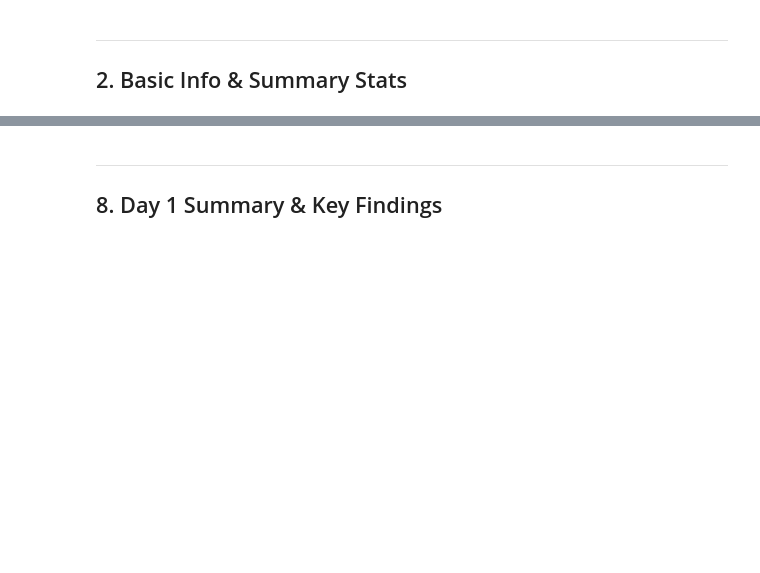
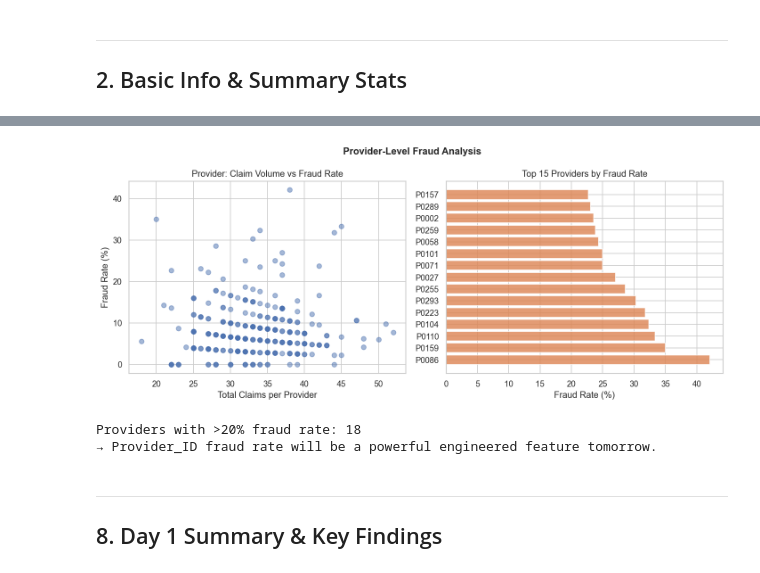
Before and after one commit to Ferdinard35/CODES, a Jupyter notebook: mlp/notebooks/01_EDA.ipynb, the cells around one changed output, grey strips where cells are left out. Drawn from its saved outputs; the diff is of its cells as text; code cells hidden in the pictures; blank space fills up the shorter version.

```diff
--- a/mlp/notebooks/01_EDA.ipynb
+++ b/mlp/notebooks/01_EDA.ipynb
@@ -154,33 +238,40 @@ plt.show()
 # %%
 provider_stats = df.groupby('Provider_ID').agg(
     total_claims=('Claim_ID', 'count'),
     fraud_rate=('Is_Fraud', 'mean'),
     avg_claim=('Claim_Amount', 'mean')
 ).reset_index()
 provider_stats['fraud_rate_pct'] = provider_stats['fraud_rate'] * 100
 
 fig, axes = plt.subplots(1, 2, figsize=(12, 5))
 
 # Scatter: claims volume vs fraud rate
-axes[0].scatter(provider_stats['total_claims'], provider_stats['fraud_rate_pct'],
-               alpha=0.5, color='#4C72B0', s=40)
+axes[0].scatter(
+    provider_stats['total_claims'],
+    provider_stats['fraud_rate_pct'],
+    alpha=0.5, color='#4C72B0', s=40
+)
 axes[0].set_xlabel('Total Claims per Provider')
 axes[0].set_ylabel('Fraud Rate (%)')
 axes[0].set_title('Provider: Claim Volume vs Fraud Rate')
 
 # Top 15 highest-fraud providers
 top_fraud = provider_stats.nlargest(15, 'fraud_rate_pct')
 axes[1].barh(top_fraud['Provider_ID'], top_fraud['fraud_rate_pct'], color='#DD8452', alpha=0.8)
 axes[1].set_xlabel('Fraud Rate (%)')
 axes[1].set_title('Top 15 Providers by Fraud Rate')
 
 plt.suptitle('Provider-Level Fraud Analysis', fontsize=13, fontweight='bold')
 plt.tight_layout()
-plt.savefig('plots/plot5_provider_analysis.png', bbox_inches='tight')
+plt.savefig(os.path.join(PLOTS_DIR, 'plot5_provider_analysis.png'), bbox_inches='tight')
 plt.show()
 
 print(f'Providers with >20% fraud rate: {(provider_stats["fraud_rate"] > 0.2).sum()}')
 print('→ Provider_ID fraud rate will be a powerful engineered feature tomorrow.')
+# %% [output]
+[figure, added]
+Providers with >20% fraud rate: 18
+→ Provider_ID fraud rate will be a powerful engineered feature tomorrow.
 # %% [markdown]
 ---
 ## 8. Day 1 Summary & Key Findings
```
Also changed, not shown: parts of 15 cells of this notebook, 11 other files.
